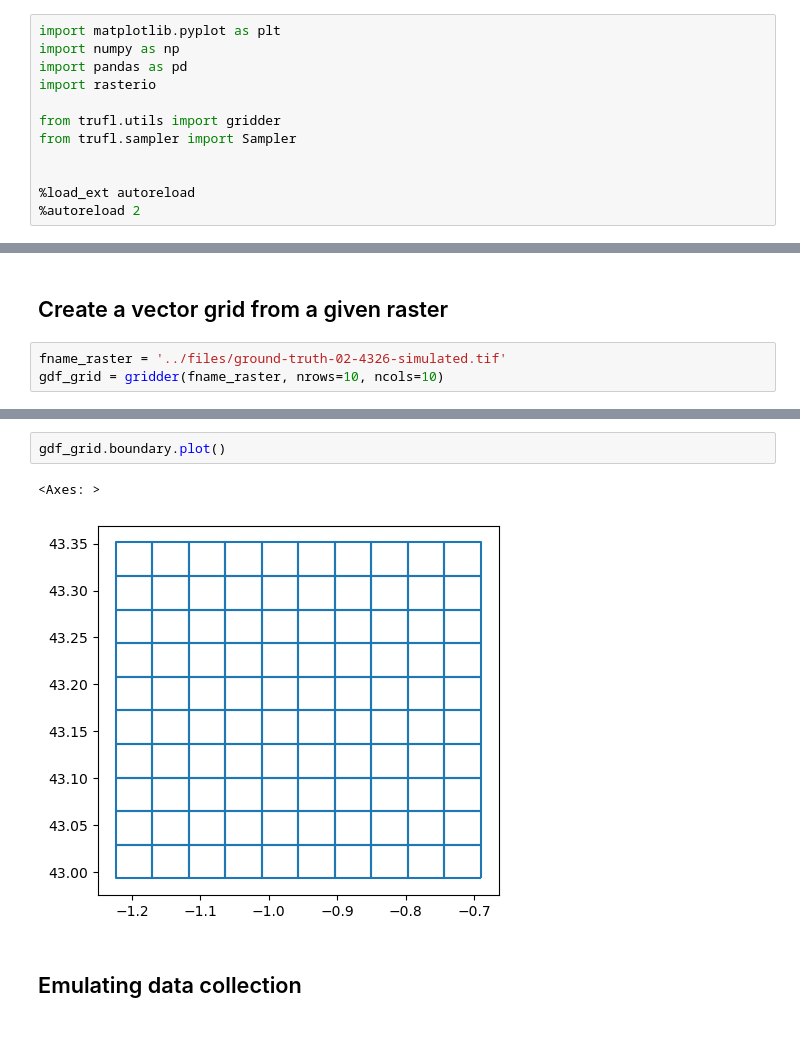
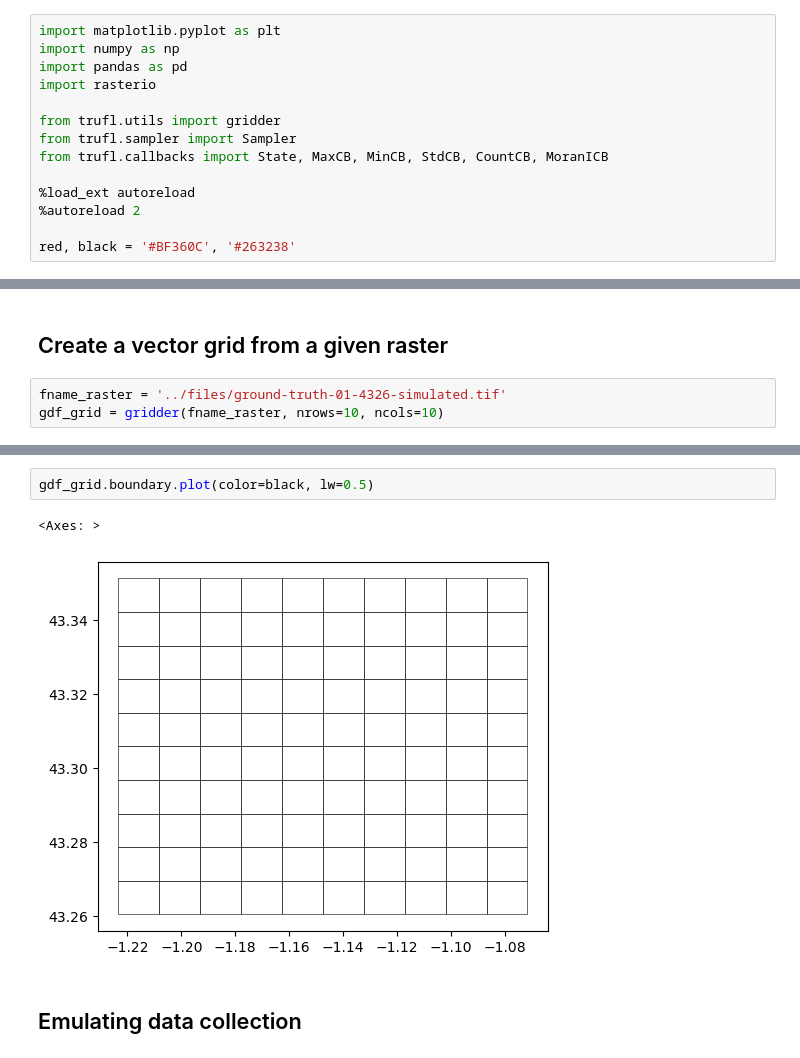
Before and after one commit to franckalbinet/trufl, a Jupyter notebook: nbs/tutorials/quick_start.ipynb, the cells around one changed output, grey strips where cells are left out. Saved outputs shown, nothing was run; the diff lists cells and outputs as text.

```diff
--- a/nbs/tutorials/quick_start.ipynb
+++ b/nbs/tutorials/quick_start.ipynb
@@ -10,15 +10,17 @@ import rasterio
 
 from trufl.utils import gridder
 from trufl.sampler import Sampler
-
+from trufl.callbacks import State, MaxCB, MinCB, StdCB, CountCB, MoranICB
 
 %load_ext autoreload
 %autoreload 2
+
+red, black = '#BF360C', '#263238'
 # %% [output]
 The autoreload extension is already loaded. To reload it, use:
   %reload_ext autoreload
 # %% [markdown]
 ## Create a vector grid from a given raster
 # %%
-fname_raster = '../files/ground-truth-02-4326-simulated.tif'
+fname_raster = '../files/ground-truth-01-4326-simulated.tif'
 gdf_grid = gridder(fname_raster, nrows=10, ncols=10)
@@ -25,8 +36,8 @@ gdf_grid = gridder(fname_raster, nrows=10, ncols=10)
 # %%
-gdf_grid.boundary.plot()
+gdf_grid.boundary.plot(color=black, lw=0.5)
 # %% [output]
 <Axes: >
-[figure, old version]
+[figure, new version]
 # %% [markdown]
 ## Emulating data collection
 # %% [markdown]
```
Also changed, not shown: parts of 12 cells of this notebook, 9 other files.
